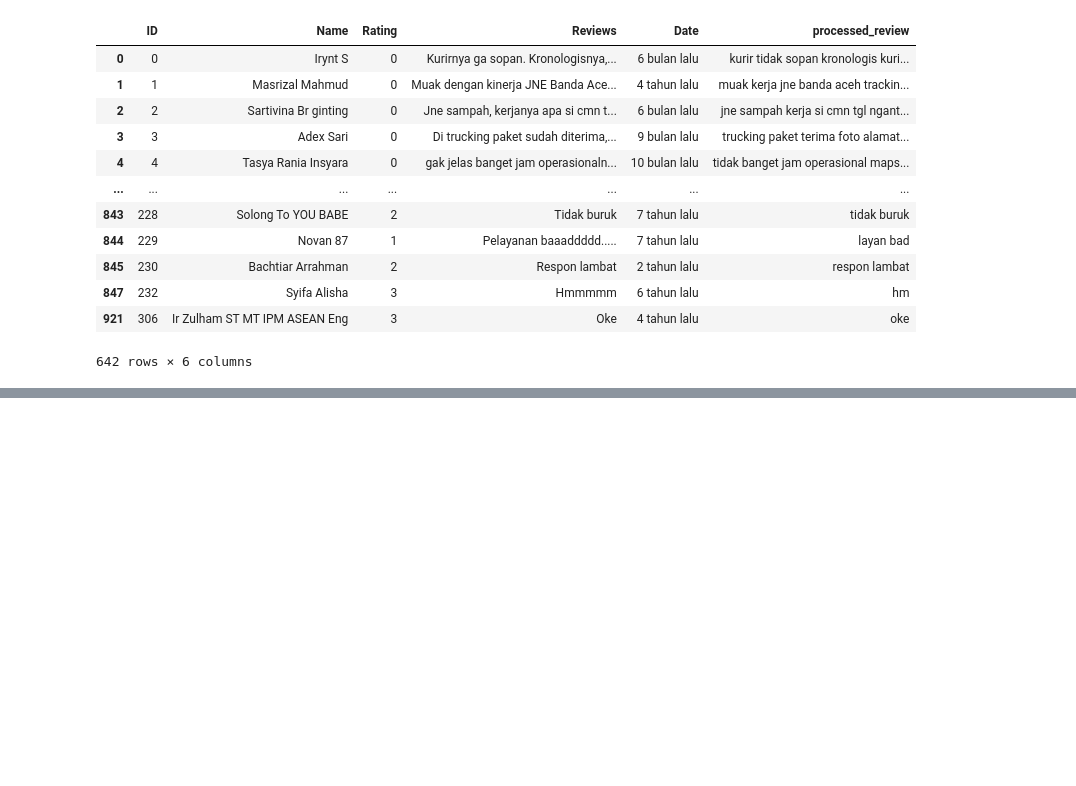
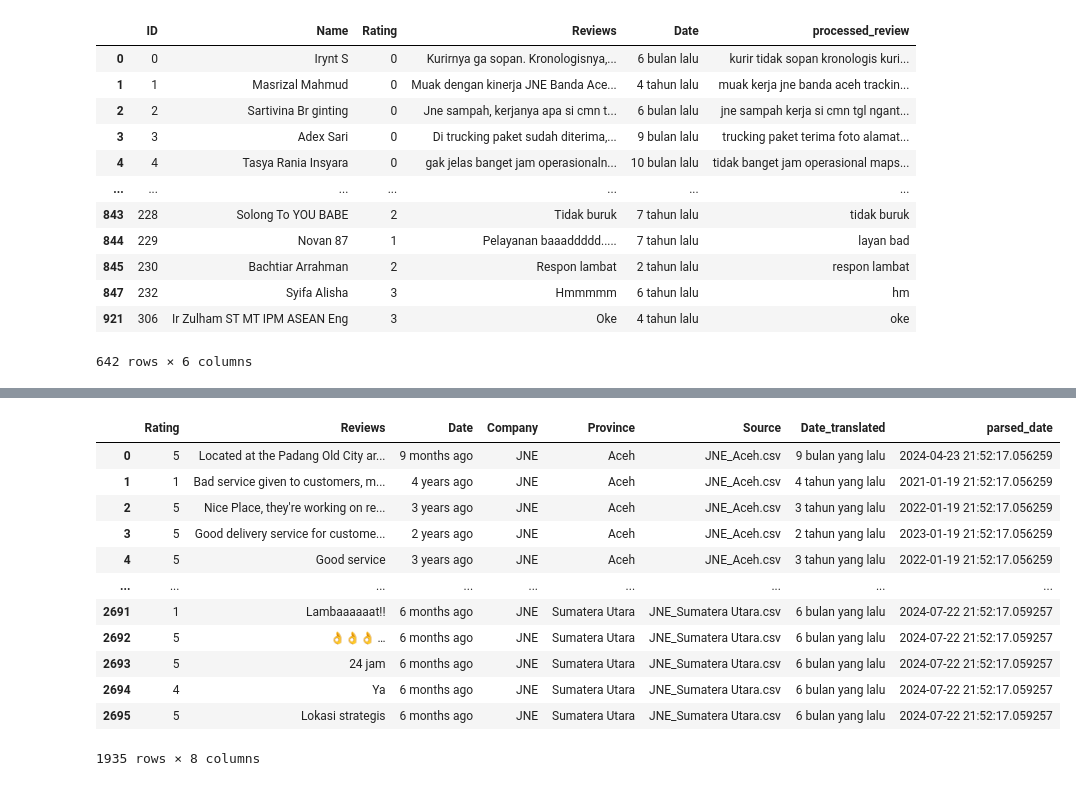
Before and after one commit to Radenaz/sandbox_textprepro, a Jupyter notebook: text_prepro_test.ipynb, the cells around one changed output, grey strips where cells are left out. Cells and saved outputs as stored; diff of their text form; code cells hidden in the pictures; blank space fills up the shorter version.

```diff
--- a/text_prepro_test.ipynb
+++ b/text_prepro_test.ipynb
@@ -264,0 +484,16 @@ bad_reviews_df_prepo
+# %%
+final_df
+# %% [output]
+|  | Rating | Reviews | Date | Company | Province | Source | Date_translated | parsed_date |
+| 0 | 5 | Located at the Padang Old City ar... | 9 months ago | JNE | Aceh | JNE_Aceh.csv | 9 bulan yang lalu | 2024-04-23 21:52:17.056259 |
+| 1 | 1 | Bad service given to customers, m... | 4 years ago | JNE | Aceh | JNE_Aceh.csv | 4 tahun yang lalu | 2021-01-19 21:52:17.056259 |
+| 2 | 5 | Nice Place, they're working on re... | 3 years ago | JNE | Aceh | JNE_Aceh.csv | 3 tahun yang lalu | 2022-01-19 21:52:17.056259 |
+| 3 | 5 | Good delivery service for custome... | 2 years ago | JNE | Aceh | JNE_Aceh.csv | 2 tahun yang lalu | 2023-01-19 21:52:17.056259 |
+| 4 | 5 | Good service | 3 years ago | JNE | Aceh | JNE_Aceh.csv | 3 tahun yang lalu | 2022-01-19 21:52:17.056259 |
+| ... | ... | ... | ... | ... | ... | ... | ... | ... |
+| 2691 | 1 | Lambaaaaaat!! | 6 months ago | JNE | Sumatera Utara | JNE_Sumatera Utara.csv | 6 bulan yang lalu | 2024-07-22 21:52:17.059257 |
+| 2692 | 5 | 👌👌👌 … | 6 months ago | JNE | Sumatera Utara | JNE_Sumatera Utara.csv | 6 bulan yang lalu | 2024-07-22 21:52:17.059257 |
+| 2693 | 5 | 24 jam | 6 months ago | JNE | Sumatera Utara | JNE_Sumatera Utara.csv | 6 bulan yang lalu | 2024-07-22 21:52:17.059257 |
+| 2694 | 4 | Ya | 6 months ago | JNE | Sumatera Utara | JNE_Sumatera Utara.csv | 6 bulan yang lalu | 2024-07-22 21:52:17.059257 |
+| 2695 | 5 | Lokasi strategis | 6 months ago | JNE | Sumatera Utara | JNE_Sumatera Utara.csv | 6 bulan yang lalu | 2024-07-22 21:52:17.059257 |
+1935 rows × 8 columns
```
Also changed, not shown: parts of 21 cells of this notebook, 9 other files.
